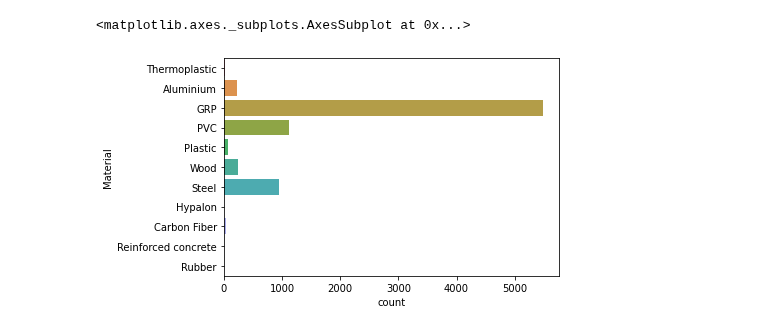
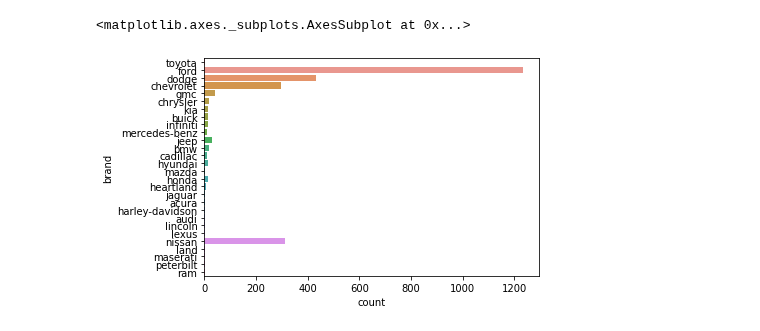
Before and after one commit to anhb8/Machine-Learning-Final-Project----Nguyen-Alina, a Jupyter notebook: Machine_Learning_Project.ipynb, the cells around one changed output. Saved outputs shown, nothing was run; the diff lists cells and outputs as text; code cells hidden in the pictures.

```diff
--- a/Machine_Learning_Project.ipynb
+++ b/Machine_Learning_Project.ipynb
@@ -13,6 +13,10 @@ import seaborn as sns
 import numpy as np
 import matplotlib.pyplot as plt
 
-df = pd.read_csv('boat_data.csv')
+df = pd.read_csv('USA_cars_datasets.csv')
+df.dropna()
+df.brand.unique()
 df.dtypes
+df['Average Price']=df.groupby('brand')['price'].transform('mean')
+df
 # %% [output]
@@ -30,5 +65,5 @@ dtype: object
 # %%
-sns.countplot(y='Material',data=df)
+sns.countplot(y='brand', data = df)
 # %% [output]
 <matplotlib.axes._subplots.AxesSubplot at 0x...>
-[figure, old version]
+[figure, new version]
```
Also changed, not shown: parts of 8 cells of this notebook.
